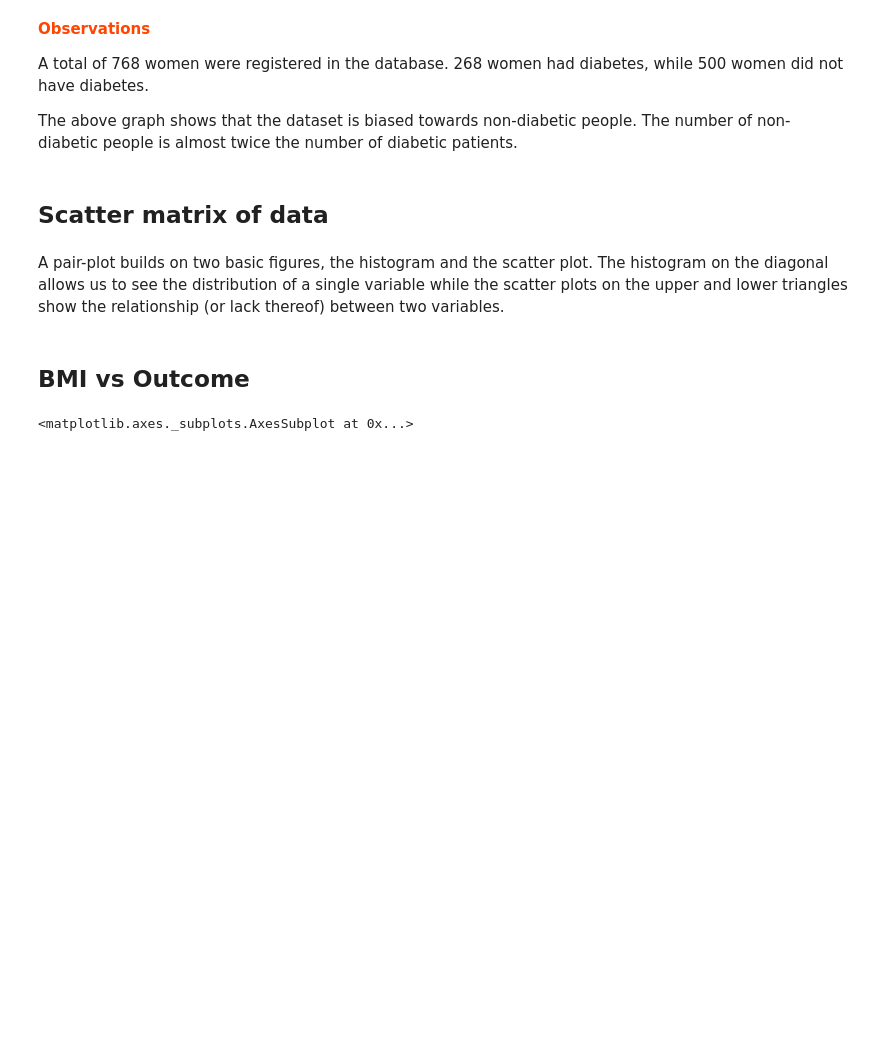
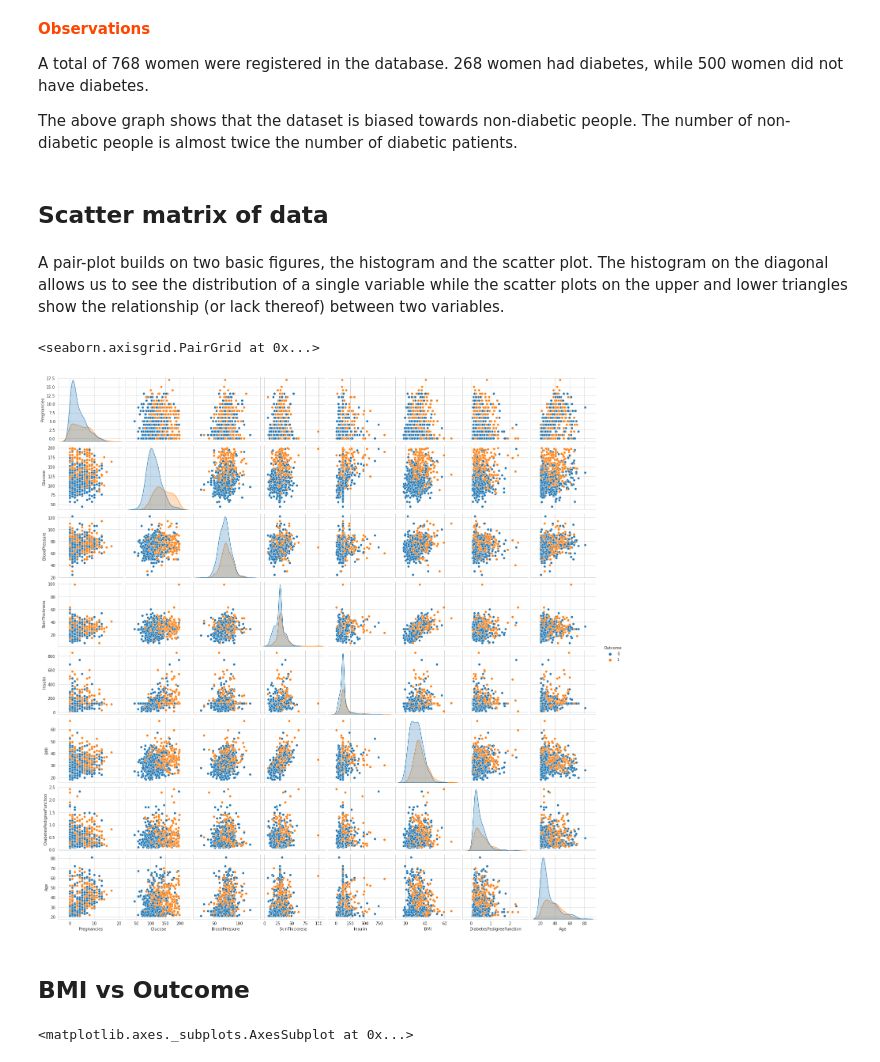
Before and after one commit to Karakamounika/FMML-LAB-MODULES, a Jupyter notebook: Project_FMML_CLF1_2022.ipynb, the cells around one changed output. Drawn from its saved outputs; the diff is of its cells as text; code cells hidden in the pictures; blank space fills up the shorter version.

```diff
--- a/Project_FMML_CLF1_2022.ipynb
+++ b/Project_FMML_CLF1_2022.ipynb
@@ -160,6 +165,10 @@ The above graph shows that the dataset is biased towards non-diabetic people. Th
 A pair-plot builds on two basic figures, the histogram and the scatter plot. The histogram on the diagonal allows us to see the distribution of a single variable while the scatter plots on the upper and lower triangles show the relationship (or lack thereof) between two variables.
 # %%
 ## TASK-2: Display a pairplot using Seaborn for the diabetes dataset, with the 'outcome' as the hue.
+sns.pairplot(diabetes_data,hue='Outcome')
+# %% [output]
+<seaborn.axisgrid.PairGrid at 0x...>
+[figure, added]
 # %% [markdown]
 ## BMI vs Outcome
 # %%
```
Also changed, not shown: parts of 18 cells of this notebook.
